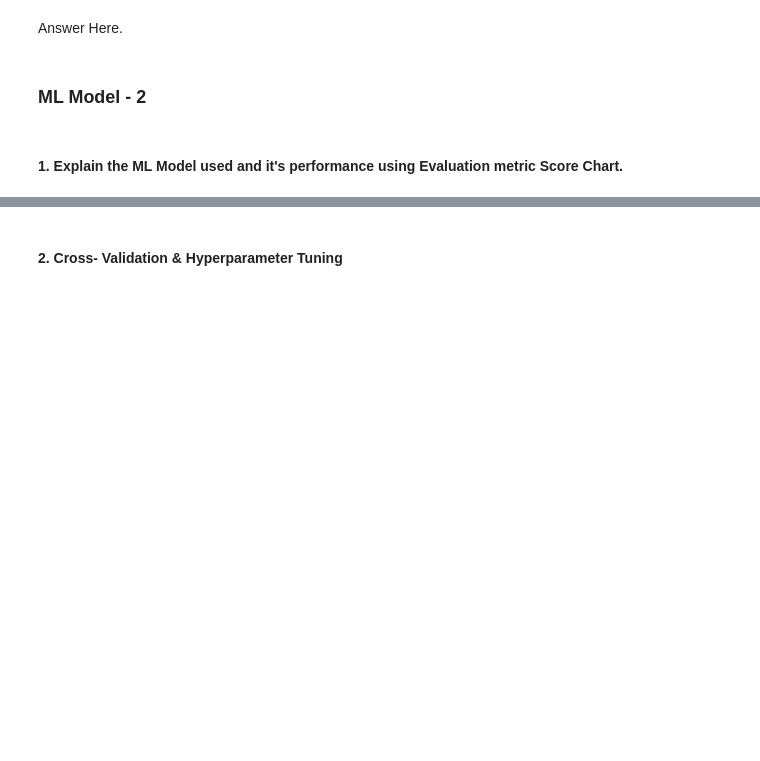
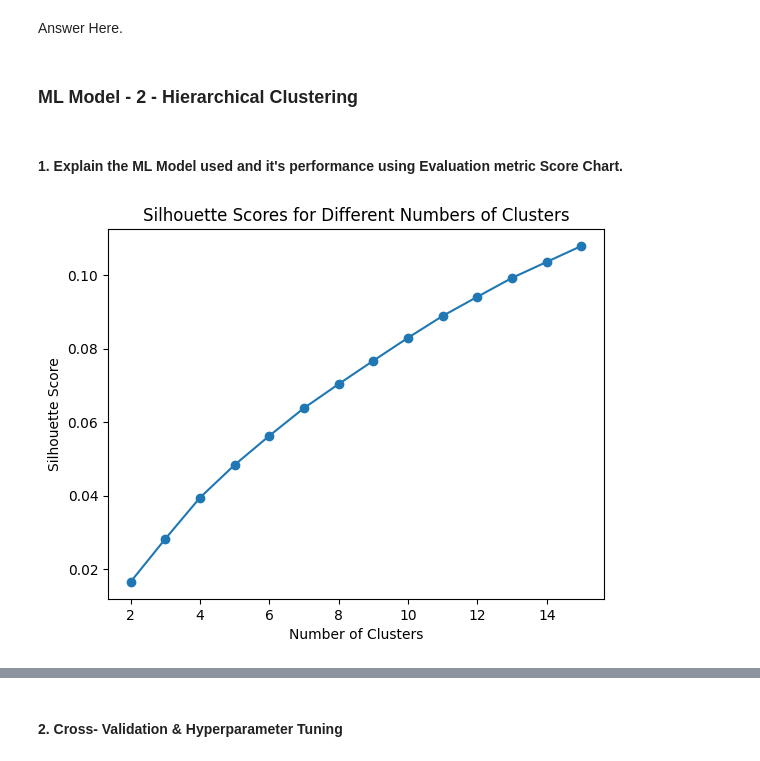
Before and after one commit to khalilkhan1111/Netflix_movies_and_tv_shows_clustering, a Jupyter notebook: Netflix_Movies_and_TV_Shows_Clustering.ipynb, the cells around one changed output, grey strips where cells are left out. Saved outputs shown, nothing was run; the diff lists cells and outputs as text; code cells hidden in the pictures; blank space fills up the shorter version.

```diff
--- a/Netflix_Movies_and_TV_Shows_Clustering.ipynb
+++ b/Netflix_Movies_and_TV_Shows_Clustering.ipynb
@@ -1007,6 +1095,6 @@ Answer Here.
 # %% [markdown]
 Answer Here.
 # %% [markdown]
-### ML Model - 2
+### ML Model - 2 -  Hierarchical Clustering
 # %% [markdown]
 #### 1. Explain the ML Model used and it's performance using Evaluation metric Score Chart.
@@ -1014,0 +1101,44 @@ Answer Here.
+# %%
+import matplotlib.pyplot as plt
+import numpy as np
+from sklearn.cluster import AgglomerativeClustering
+from sklearn.metrics import silhouette_score
+
+# Select the features for clustering
+X = df[['listed_in', 'description']]
+
+# Preprocess the data
+# ...
+
+# Define the range of cluster numbers to try
+min_clusters = 2
+max_clusters = 15
+
+# Store the silhouette scores for each number of clusters
+silhouette_scores = []
+
+# Iterate through different numbers of clusters
+for n_clusters in range(min_clusters, max_clusters+1):
+    # Instantiate the AgglomerativeClustering model with the current number of clusters
+    clustering = AgglomerativeClustering(n_clusters=n_clusters)
+
+    # Fit the model to the preprocessed data
+    clustering.fit(X_preprocessed)
+
+    # Obtain the cluster labels for each sample
+    labels = clustering.labels_
+
+    # Calculate the silhouette score
+    silhouette_avg = silhouette_score(X_preprocessed, labels)
+
+    # Append the silhouette score to the list
+    silhouette_scores.append(silhouette_avg)
+
+# Plot the silhouette scores
+plt.plot(range(min_clusters, max_clusters+1), silhouette_scores, marker='o')
+plt.xlabel('Number of Clusters')
+plt.ylabel('Silhouette Score')
+plt.title('Silhouette Scores for Different Numbers of Clusters')
+plt.show()
+# %% [output]
+[figure, added]
```
Also changed, not shown: parts of 7 cells of this notebook.
